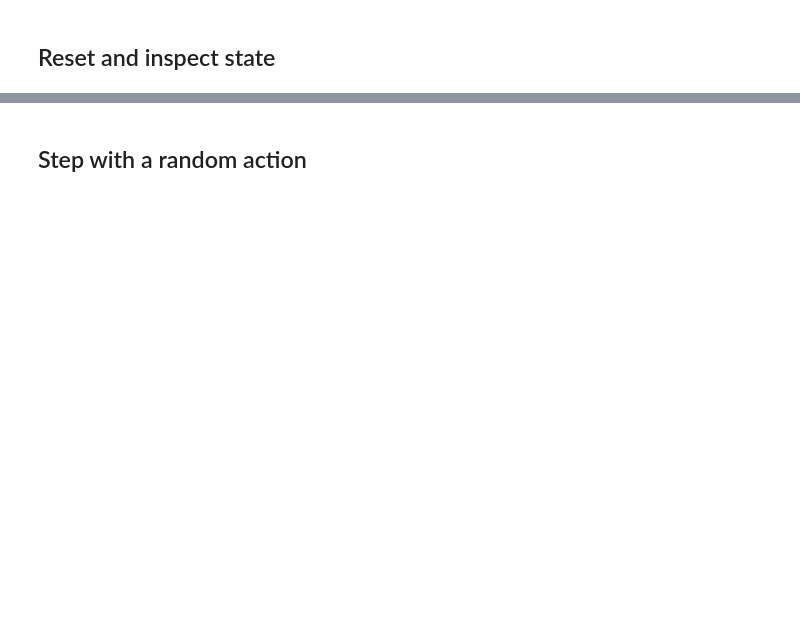
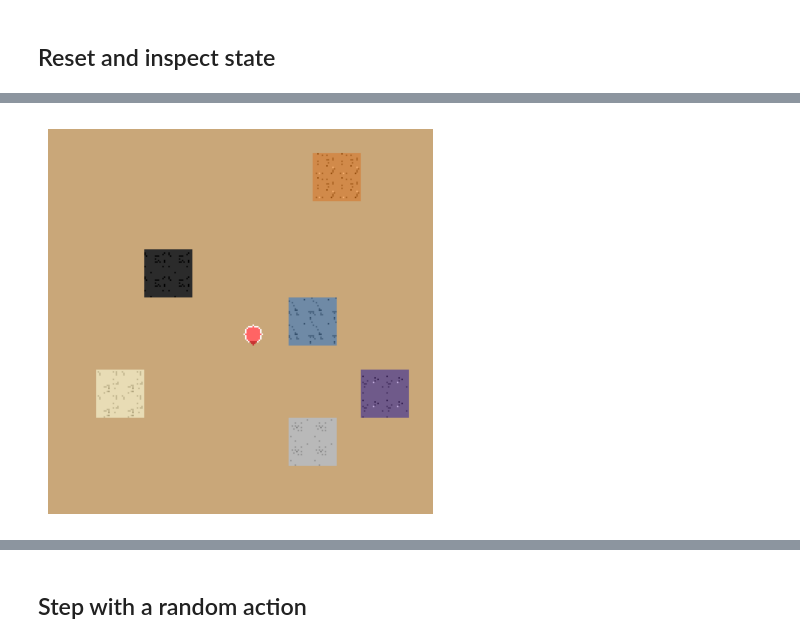
Before and after one commit to mickeybeurskens/factoriax, a Jupyter notebook: docs/guides/quick_start.ipynb, the cells around one changed output, grey strips where cells are left out. Drawn from its saved outputs; the diff is of its cells as text; code cells hidden in the pictures; blank space fills up the shorter version.

Commit message:
Add map and inventory visualization examples to quickstart notebook

```diff
--- a/docs/guides/quick_start.ipynb
+++ b/docs/guides/quick_start.ipynb
@@ -42,0 +56,14 @@ print("step:     ", state.timestep)
+# %%
+import numpy as np
+import matplotlib.pyplot as plt
+from factoriax.engine.jax_renderer import JaxRenderer
+
+renderer = JaxRenderer(tile_px=16)
+img = renderer.jit_render_map(state)  # (H, W, 4) uint8 RGBA
+
+plt.figure(figsize=(5, 5))
+plt.imshow(np.array(img))
+plt.axis("off")
+plt.show()
+# %% [output]
+[figure, added]
```
Also changed, not shown: parts of 10 cells of this notebook.
